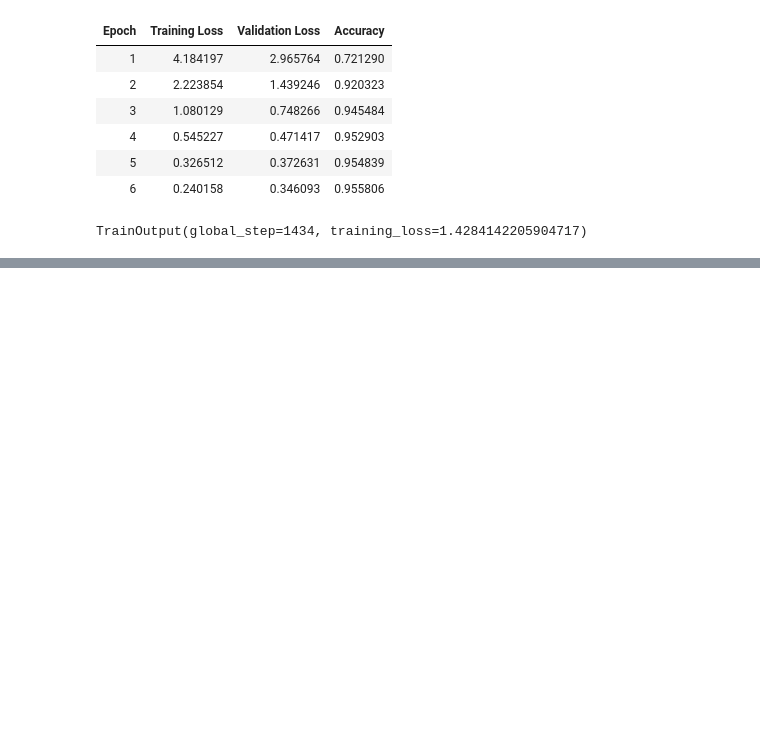
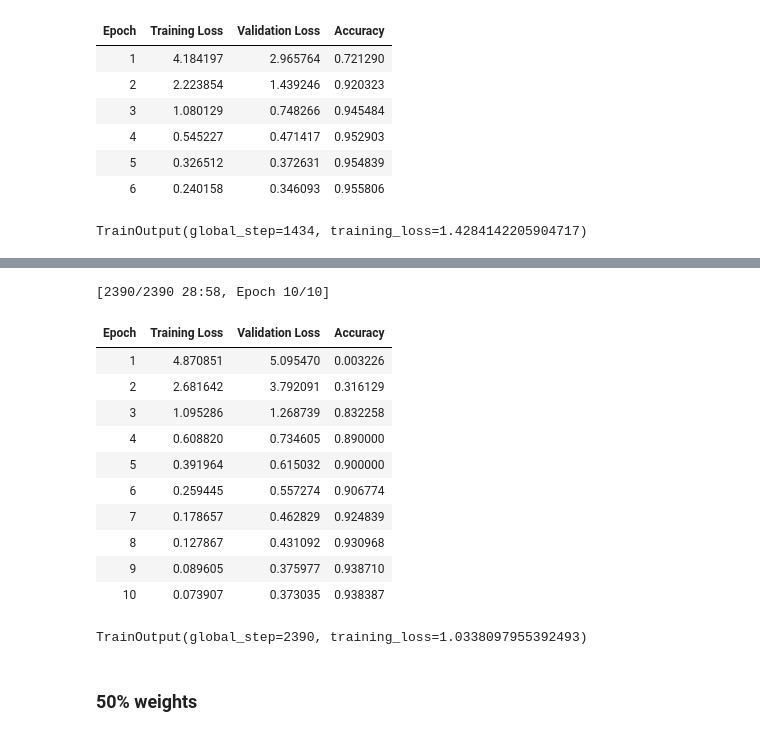
Before and after one commit to lewtun/transformerlab, a Jupyter notebook: experiments.intent-detection.ipynb, the cells around one changed output, grey strips where cells are left out. Drawn from its saved outputs; the diff is of its cells as text; code cells hidden in the pictures; blank space fills up the shorter version.

```diff
--- a/experiments.intent-detection.ipynb
+++ b/experiments.intent-detection.ipynb
@@ -567,0 +664,29 @@ TrainOutput(global_step=1434, training_loss=1.4284142205904717)
+# %%
+# need to do this manually for now!
+train_ds = clinc_enc['train']
+eval_ds = clinc_enc['validation'].map(lambda x : {'threshold': final_threshold})
+# %%
+pruning_trainer = PruningTrainer(
+    model_init=model_init,
+    args=pruning_training_args,
+    train_dataset=train_ds,
+    eval_dataset=eval_ds,
+    tokenizer=tokenizer,
+    compute_metrics=compute_metrics
+)
+# %%
+pruning_trainer.train()
+# %% [output]
+[2390/2390 28:58, Epoch 10/10]
+| Epoch | Training Loss | Validation Loss | Accuracy |
+| 1 | 4.870851 | 5.095470 | 0.003226 |
+| 2 | 2.681642 | 3.792091 | 0.316129 |
+| 3 | 1.095286 | 1.268739 | 0.832258 |
+| 4 | 0.608820 | 0.734605 | 0.890000 |
+| 5 | 0.391964 | 0.615032 | 0.900000 |
+| 6 | 0.259445 | 0.557274 | 0.906774 |
+| 7 | 0.178657 | 0.462829 | 0.924839 |
+| 8 | 0.127867 | 0.431092 | 0.930968 |
+| 9 | 0.089605 | 0.375977 | 0.938710 |
+| 10 | 0.073907 | 0.373035 | 0.938387 |
+TrainOutput(global_step=2390, training_loss=1.0338097955392493)
@@ -567,0 +695,2 @@ TrainOutput(global_step=1434, training_loss=1.4284142205904717)
+# %% [markdown]
+### 50% weights
```
Also changed, not shown: parts of 28 cells of this notebook.
